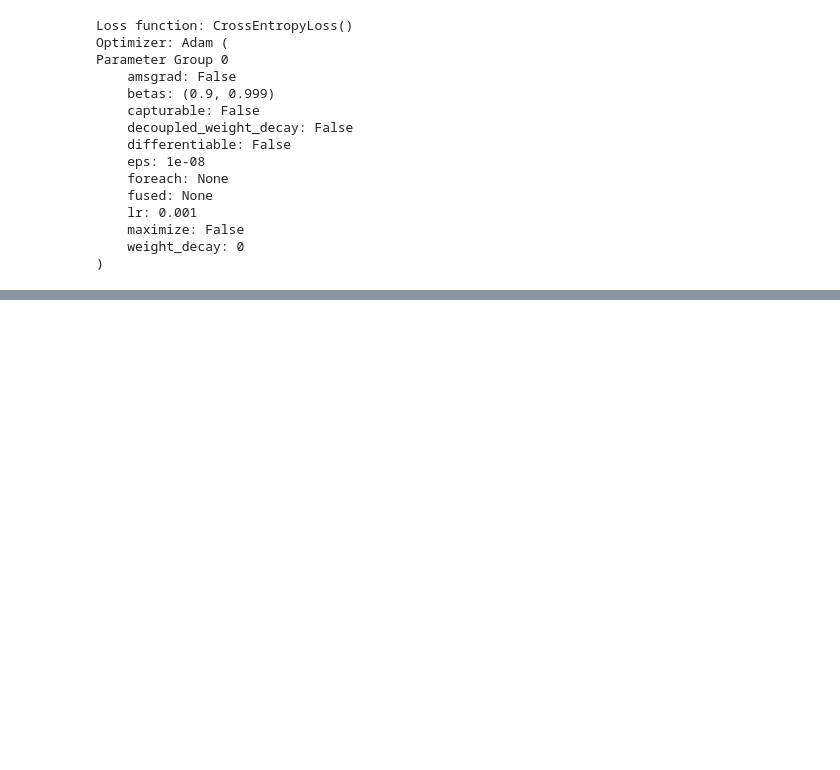
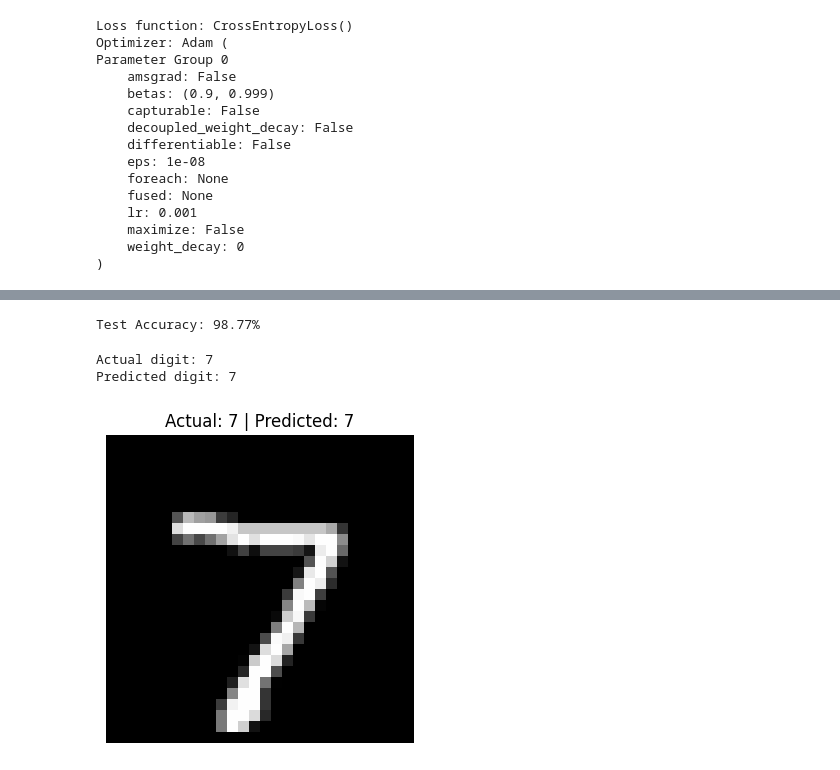
Before and after one commit to shriom17/MiniDigit-AI, a Jupyter notebook: MiniDigit-AI.ipynb, the cells around one changed output, grey strips where cells are left out. Saved outputs shown, nothing was run; the diff lists cells and outputs as text; code cells hidden in the pictures; blank space fills up the shorter version.

Commit message:
Train CNN and evaluate model

```diff
--- a/MiniDigit-AI.ipynb
+++ b/MiniDigit-AI.ipynb
@@ -256,0 +257,55 @@ Epoch [5/5], Loss: 0.0231
+# %%
+model.eval()
+
+correct = 0
+total = 0
+
+with torch.no_grad():
+
+    for images_batch, labels_batch in test_loader:
+
+        images_batch = images_batch.to(device)
+        labels_batch = labels_batch.to(device)
+
+        outputs = model(images_batch)
+
+        predictions = outputs.argmax(dim=1)
+
+        total += labels_batch.size(0)
+        correct += (predictions == labels_batch).sum().item()
+
+accuracy = 100 * correct / total
+
+print(f"Test Accuracy: {accuracy:.2f}%")
+# %% [output]
+Test Accuracy: 98.77%
+# %%
+model.eval()
+
+test_image, test_label = test_dataset[0]
+
+with torch.no_grad():
+    input_image = test_image.unsqueeze(0).to(device)
+
+    output = model(input_image)
+
+    prediction = output.argmax(dim=1).item()
+
+print("Actual digit:", test_label)
+print("Predicted digit:", prediction)
+# %% [output]
+Actual digit: 7
+Predicted digit: 7
+# %%
+plt.figure(figsize=(4, 4))
+
+plt.imshow(test_image.squeeze(), cmap="gray")
+
+plt.title(
+    f"Actual: {test_label} | Predicted: {prediction}"
+)
+
+plt.axis("off")
+plt.show()
+# %% [output]
+[figure, added]
```
Also changed, not shown: parts of 5 cells of this notebook.
